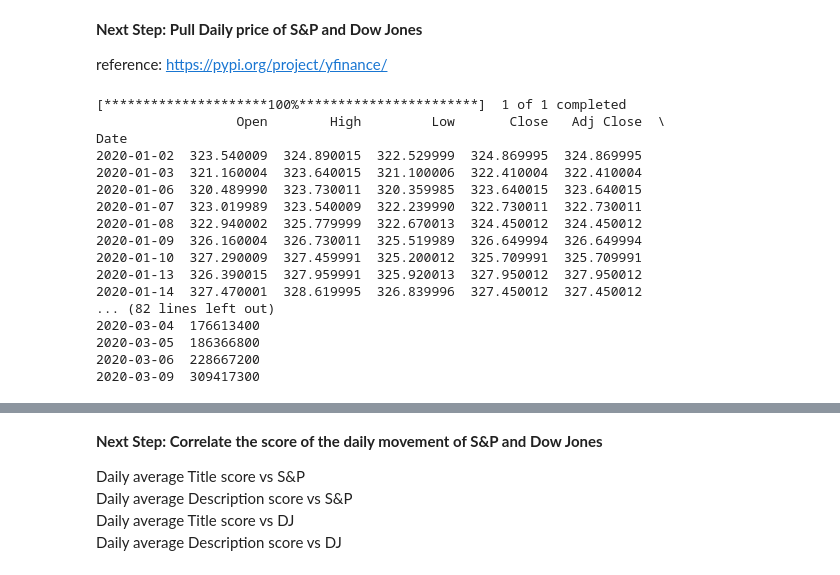
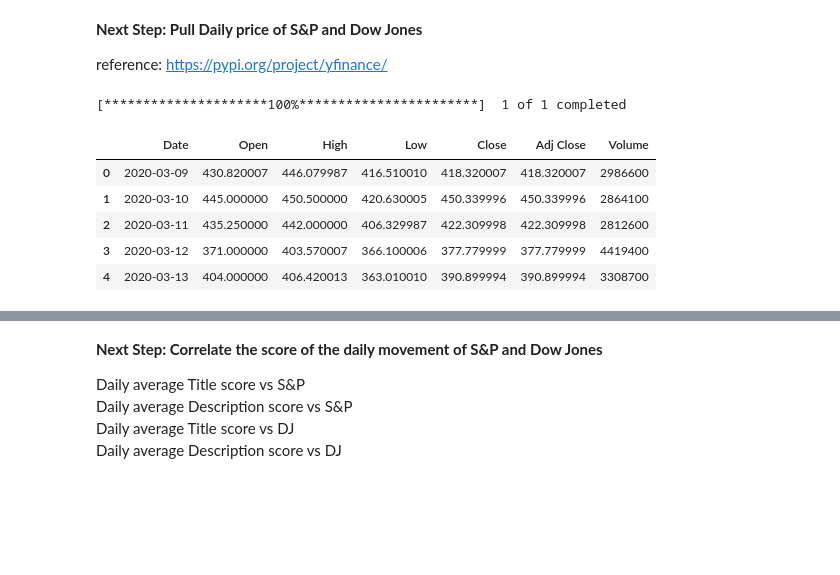
Before and after one commit to SusanQu/SentimentAnalysis, a Jupyter notebook: Sentiment Analysis with Vader.ipynb, the cells around one changed output, grey strips where cells are left out. Drawn from its saved outputs; the diff is of its cells as text; code cells hidden in the pictures; blank space fills up the shorter version.

```diff
--- a/Sentiment Analysis with Vader.ipynb
+++ b/Sentiment Analysis with Vader.ipynb
@@ -54,6 +54,7 @@ date_list = [today - timedelta(days=x) for x in range(numdays)]
 # %%
 #enter company and api key
 company = input('company: ')
+stock_ticker = input('stock ticker: ')
 api_key = input('api key: ')
 # %% [output]
 company: shopify
@@ -264,24 +266,15 @@ daily_score_graph('Daily Description Score', daily_score_df['publishedAt'],
 **Next Step: Pull Daily price of S&P and Dow Jones**
 
 reference: https://pypi.org/project/yfinance/
-# %%
-spy_data = pdr.get_data_yahoo("SPY", start='2020-01-01', end='2020-03-10')
-print(spy_data)
-# %% [output]
-[*********************100%***********************]  1 of 1 completed
-                  Open        High         Low       Close   Adj Close  \
-Date
-2020-01-02  323.540009  324.890015  322.529999  324.869995  324.869995
-2020-01-03  321.160004  323.640015  321.100006  322.410004  322.410004
-2020-01-06  320.489990  323.730011  320.359985  323.640015  323.640015
-2020-01-07  323.019989  323.540009  322.239990  322.730011  322.730011
-2020-01-08  322.940002  325.779999  322.670013  324.450012  324.450012
-2020-01-09  326.160004  326.730011  325.519989  326.649994  326.649994
-2020-01-10  327.290009  327.459991  325.200012  325.709991  325.709991
-2020-01-13  326.390015  327.959991  325.920013  327.950012  327.950012
-2020-01-14  327.470001  328.619995  326.839996  327.450012  327.450012
-... (82 lines left out)
-2020-03-04  176613400
-2020-03-05  186366800
-2020-03-06  228667200
-2020-03-09  309417300
+# %%
+stock_data = pdr.get_data_yahoo(stock_ticker, start=date_list[-1], end=date_list[0])
+stock_data_df = pd.DataFrame(stock_data).reset_index()
+stock_data_df.head()
+# %% [output]
+[*********************100%***********************]  1 of 1 completed
+|  | Date | Open | High | Low | Close | Adj Close | Volume |
+| 0 | 2020-03-09 | 430.820007 | 446.079987 | 416.510010 | 418.320007 | 418.320007 | 2986600 |
+| 1 | 2020-03-10 | 445.000000 | 450.500000 | 420.630005 | 450.339996 | 450.339996 | 2864100 |
+| 2 | 2020-03-11 | 435.250000 | 442.000000 | 406.329987 | 422.309998 | 422.309998 | 2812600 |
+| 3 | 2020-03-12 | 371.000000 | 403.570007 | 366.100006 | 377.779999 | 377.779999 | 4419400 |
+| 4 | 2020-03-13 | 404.000000 | 406.420013 | 363.010010 | 390.899994 | 390.899994 | 3308700 |
```
Also changed, not shown: parts of 5 cells of this notebook.
